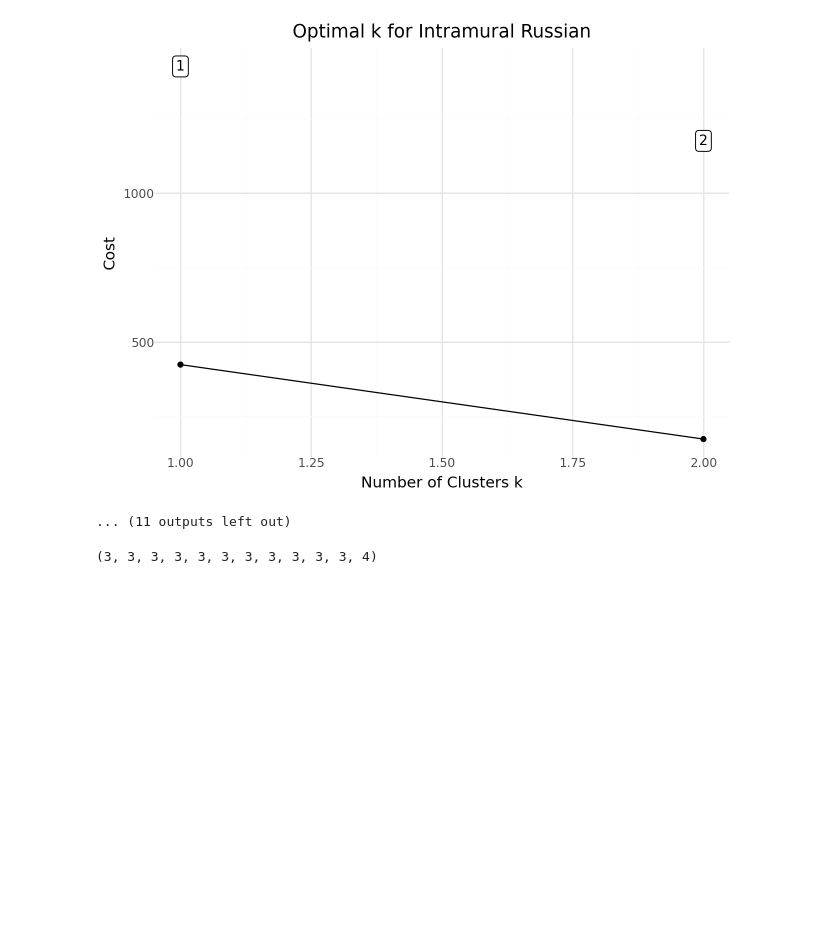
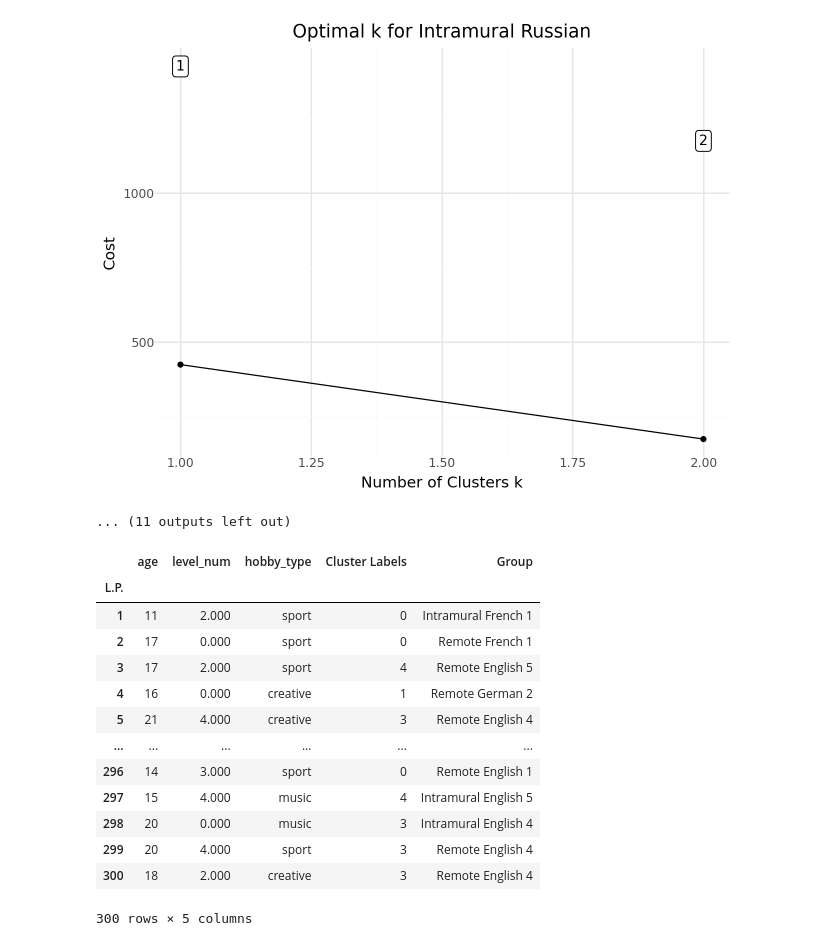
Before and after one commit to antek-lopacz/Consult-IT, a Jupyter notebook: Consult IT project.ipynb, the cells around one changed output. Cells and saved outputs as stored; diff of their text form; code cells hidden in the pictures; blank space fills up the shorter version.

```diff
--- a/Consult IT project.ipynb
+++ b/Consult IT project.ipynb
@@ -181,25 +182,28 @@ Cluster initiation: 2
 #School employee need to fill the optimal numbers for k considering the Elbow method and school possibilities (no of teachers, no of classrooms, etc.)
 
 #Change a for chosen number of clusters
-Intramural_English = 3
-Intramural_German = 3
+Intramural_English = 9
+Intramural_German = 5
 Intramural_French = 3
 Intramural_Spanish = 3
 Intramural_Italian = 3
-Intramural_Russian = 3
-Remote_English = 3
-Remote_German = 3
-Remote_French = 3
-Remote_Spanish = 3
+Intramural_Russian = 2
+Remote_English = 5
+Remote_German = 2
+Remote_French = 1
+Remote_Spanish = 1
 Remote_Italian = 3
-Remote_Russian = 4
+Remote_Russian = 1
 
 cluster_number_list = (Intramural_English, Intramural_German, Intramural_French, Intramural_Spanish, Intramural_Italian, Intramural_Russian, Remote_English, Remote_German, Remote_French, Remote_Spanish, Remote_Italian, Remote_Russian,)
+
+all_dataframes = [
+intramural_english, intramural_german, intramural_french, intramural_spanish, intramural_italian, intramural_russian,
+remote_english, remote_german, remote_french, remote_spanish, remote_italian, remote_russian,
+]
-# %% [output]
-(3, 3, 3, 3, 3, 3, 3, 3, 3, 3, 3, 4)
 # %%
 # Fit the cluster
-for k, combination in zip(cluster_number_list, all_combinations):
+for k, combination, dataframe, name in zip(cluster_number_list, all_combinations, all_dataframes, all_combinations_names):
     kprototype = KPrototypes(n_jobs = -1, n_clusters = k, init = 'Huang', random_state = 0)
     kprototype.fit_predict(combination, categorical = [2])
     # Cluster centorid
@@ -208,3 +212,37 @@ for k, combination in zip(cluster_number_list, all_combinations):
     kprototype.n_iter_
     # Check the cost of the clusters created
     kprototype.cost_
+    dataframe['Cluster Labels'] = kprototype.labels_
+
+    mapping = {i: f'{name} {i + 1}' for i in range(20)}
+    dataframe['Group'] = dataframe['Cluster Labels'].map(mapping)
+
+    # Order the cluster
+    dataframe['Group'] = dataframe['Group'].astype('category')
+#     dataframe['Group'] = dataframe['Group'].cat.reorder_categories(what to type here)
+# %%
+#create list of all students with their groups
+students = pd.DataFrame()
+
+for dataframe in all_dataframes:
+    students = pd.concat([students, dataframe], ignore_index=True)
+
+students = students.sort_values(by='L.P.', ascending=True)
+students = students.set_index('L.P.')
+# %%
+students
+# %% [output]
+|  | age | level_num | hobby_type | Cluster Labels | Group |
+| L.P. |  |  |  |  |  |
+| 1 | 11 | 2.000 | sport | 0 | Intramural French 1 |
+| 2 | 17 | 0.000 | sport | 0 | Remote French 1 |
+| 3 | 17 | 2.000 | sport | 4 | Remote English 5 |
+| 4 | 16 | 0.000 | creative | 1 | Remote German 2 |
+| 5 | 21 | 4.000 | creative | 3 | Remote English 4 |
+| ... | ... | ... | ... | ... | ... |
+| 296 | 14 | 3.000 | sport | 0 | Remote English 1 |
+| 297 | 15 | 4.000 | music | 4 | Intramural English 5 |
+| 298 | 20 | 0.000 | music | 3 | Intramural English 4 |
+| 299 | 20 | 4.000 | sport | 3 | Remote English 4 |
+| 300 | 18 | 2.000 | creative | 3 | Remote English 4 |
+300 rows × 5 columns
```
Also changed, not shown: parts of 6 cells of this notebook.
